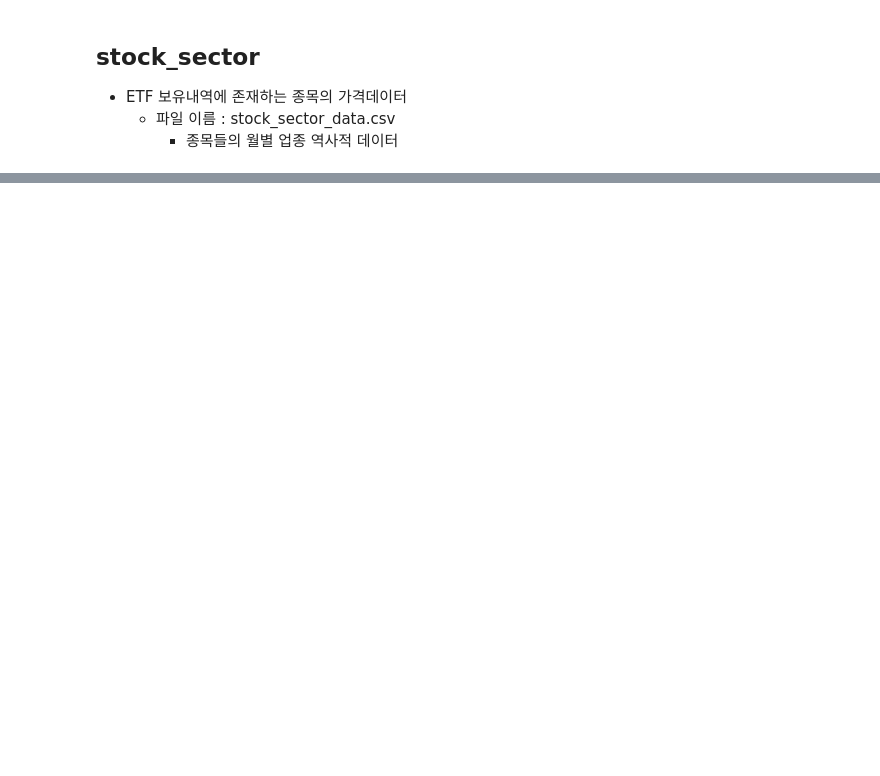
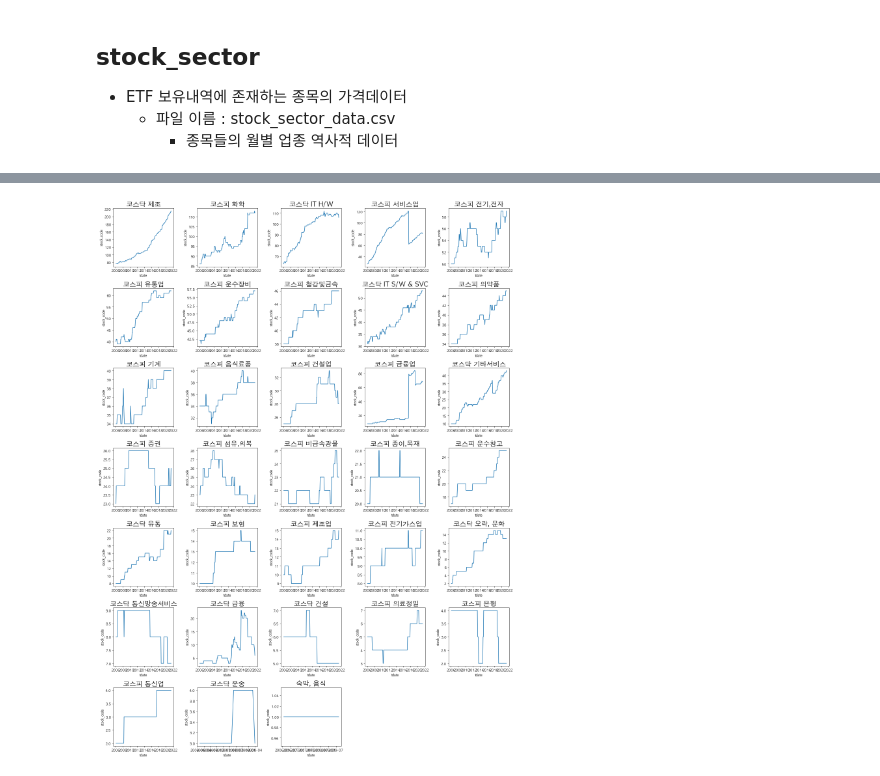
Before and after one commit to ElectionInfo/magi, a Jupyter notebook: Data_EDA.ipynb, the cells around one changed output, grey strips where cells are left out. Drawn from its saved outputs; the diff is of its cells as text; code cells hidden in the pictures; blank space fills up the shorter version.

```diff
--- a/Data_EDA.ipynb
+++ b/Data_EDA.ipynb
@@ -320,0 +349,22 @@ stock_sector = stock_sector.rename{}
+# %%
+s = stock_sector_new.groupby(['sector','tdate']).count().reset_index()
+sectors = scount.index
+# %%
+fig, axes = plt.subplots(7, 5, figsize=(18, 24))
+
+class_order = sorted(sectors)
+
+for sector, ax in zip(sectors, axes.flatten()):
+    tmp = s.loc[s.sector == sector]
+
+    sns.lineplot(data=tmp, x='tdate', y='stock_code', ax=ax)
+
+    ax.set_title(sector, fontsize=20)
+
+axes.flatten()[-1].axis('off')
+axes.flatten()[-2].axis('off')
+
+fig.tight_layout()
+plt.show()
+# %% [output]
+[figure, added]
```
Also changed, not shown: parts of 28 cells of this notebook, 2 other files.
